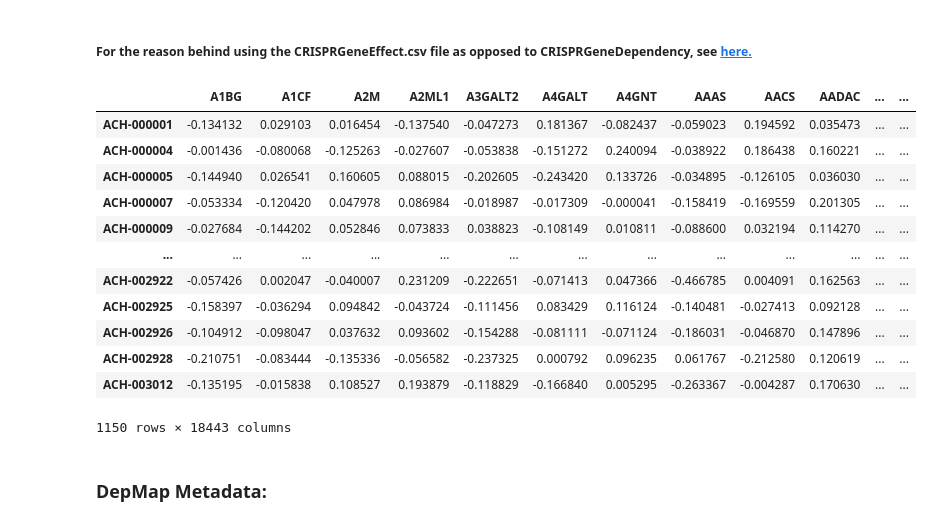
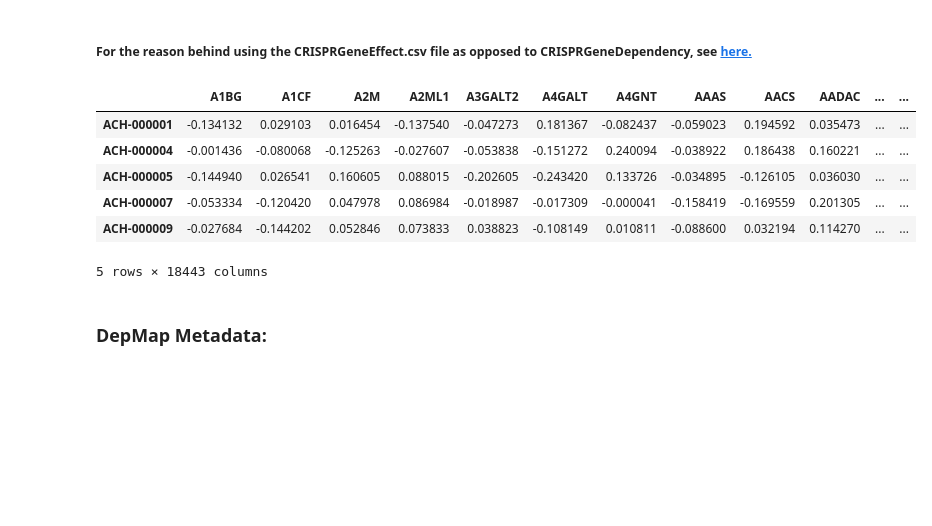
Before and after one commit to adrianlayer/EssenCDNA, a Jupyter notebook: src/EssenCDNA.ipynb, the cells around one changed output. Cells and saved outputs as stored; diff of their text form; code cells hidden in the pictures; blank space fills up the shorter version.

```diff
--- a/src/EssenCDNA.ipynb
+++ b/src/EssenCDNA.ipynb
@@ -59,21 +62,15 @@ https://doi.org/10.7554/eLife.88895.2
 ##### For the reason behind using the CRISPRGeneEffect.csv file as opposed to CRISPRGeneDependency, see [here.](https://forum.depmap.org/t/crisprgeneeffect-vs-crisprgenedependency/2333)
 # %%
 esen_df = read_esen(DEPMAP_CRISPR_ESEN)
-esen_df
+esen_df.head()
 # %% [output]
 |  | A1BG | A1CF | A2M | A2ML1 | A3GALT2 | A4GALT | A4GNT | AAAS | AACS | AADAC | ... | ... |
 | ACH-000001 | -0.134132 | 0.029103 | 0.016454 | -0.137540 | -0.047273 | 0.181367 | -0.082437 | -0.059023 | 0.194592 | 0.035473 | ... | ... |
 | ACH-000004 | -0.001436 | -0.080068 | -0.125263 | -0.027607 | -0.053838 | -0.151272 | 0.240094 | -0.038922 | 0.186438 | 0.160221 | ... | ... |
 | ACH-000005 | -0.144940 | 0.026541 | 0.160605 | 0.088015 | -0.202605 | -0.243420 | 0.133726 | -0.034895 | -0.126105 | 0.036030 | ... | ... |
 | ACH-000007 | -0.053334 | -0.120420 | 0.047978 | 0.086984 | -0.018987 | -0.017309 | -0.000041 | -0.158419 | -0.169559 | 0.201305 | ... | ... |
 | ACH-000009 | -0.027684 | -0.144202 | 0.052846 | 0.073833 | 0.038823 | -0.108149 | 0.010811 | -0.088600 | 0.032194 | 0.114270 | ... | ... |
-| ... | ... | ... | ... | ... | ... | ... | ... | ... | ... | ... | ... | ... |
-| ACH-002922 | -0.057426 | 0.002047 | -0.040007 | 0.231209 | -0.222651 | -0.071413 | 0.047366 | -0.466785 | 0.004091 | 0.162563 | ... | ... |
-| ACH-002925 | -0.158397 | -0.036294 | 0.094842 | -0.043724 | -0.111456 | 0.083429 | 0.116124 | -0.140481 | -0.027413 | 0.092128 | ... | ... |
-| ACH-002926 | -0.104912 | -0.098047 | 0.037632 | 0.093602 | -0.154288 | -0.081111 | -0.071124 | -0.186031 | -0.046870 | 0.147896 | ... | ... |
-| ACH-002928 | -0.210751 | -0.083444 | -0.135336 | -0.056582 | -0.237325 | 0.000792 | 0.096235 | 0.061767 | -0.212580 | 0.120619 | ... | ... |
-| ACH-003012 | -0.135195 | -0.015838 | 0.108527 | 0.193879 | -0.118829 | -0.166840 | 0.005295 | -0.263367 | -0.004287 | 0.170630 | ... | ... |
-1150 rows × 18443 columns
+5 rows × 18443 columns
 # %% [markdown]
 ### DepMap Metadata:
 # %%
```
Also changed, not shown: parts of 65 cells of this notebook, 1 other file.
